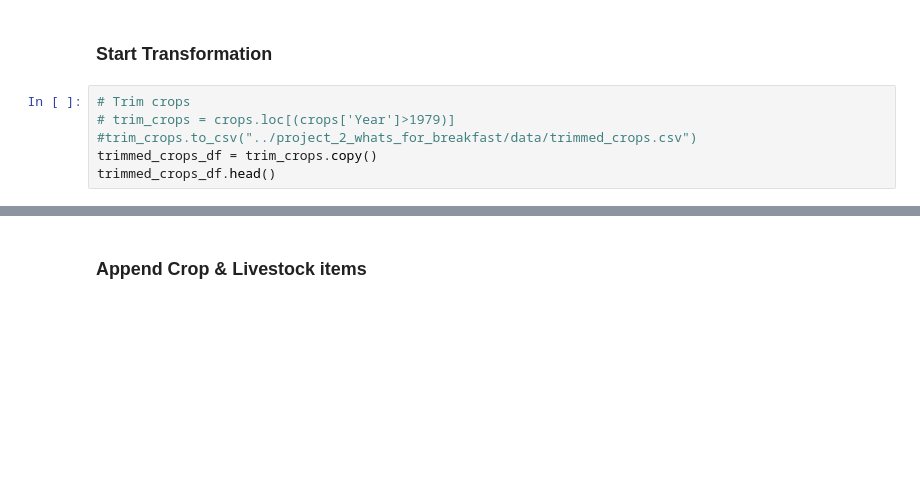
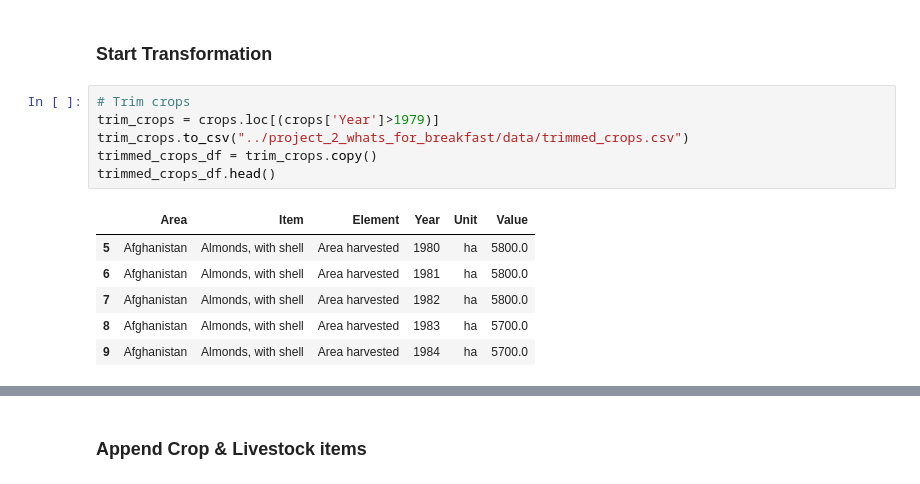
Before and after one commit to tlenzmeier58/project_2_whats_for_breakfast, a Jupyter notebook: working.ipynb, the cells around one changed output, grey strips where cells are left out. Drawn from its saved outputs; the diff is of its cells as text; blank space fills up the shorter version.

```diff
--- a/working.ipynb
+++ b/working.ipynb
@@ -29,10 +59,17 @@ livestock_df.head()
 ### Start Transformation
 # %%
 # Trim crops
-# trim_crops = crops.loc[(crops['Year']>1979)]
-#trim_crops.to_csv("../project_2_whats_for_breakfast/data/trimmed_crops.csv")
+trim_crops = crops.loc[(crops['Year']>1979)]
+trim_crops.to_csv("../project_2_whats_for_breakfast/data/trimmed_crops.csv")
 trimmed_crops_df = trim_crops.copy()
 trimmed_crops_df.head()
+# %% [output]
+|  | Area | Item | Element | Year | Unit | Value |
+| 5 | Afghanistan | Almonds, with shell | Area harvested | 1980 | ha | 5800.0 |
+| 6 | Afghanistan | Almonds, with shell | Area harvested | 1981 | ha | 5800.0 |
+| 7 | Afghanistan | Almonds, with shell | Area harvested | 1982 | ha | 5800.0 |
+| 8 | Afghanistan | Almonds, with shell | Area harvested | 1983 | ha | 5700.0 |
+| 9 | Afghanistan | Almonds, with shell | Area harvested | 1984 | ha | 5700.0 |
 # %%
 # Trim Livestock
 trim_livestock = livestock.loc[(livestock['Year']>1979)]
```
Also changed, not shown: parts of 19 cells of this notebook.
